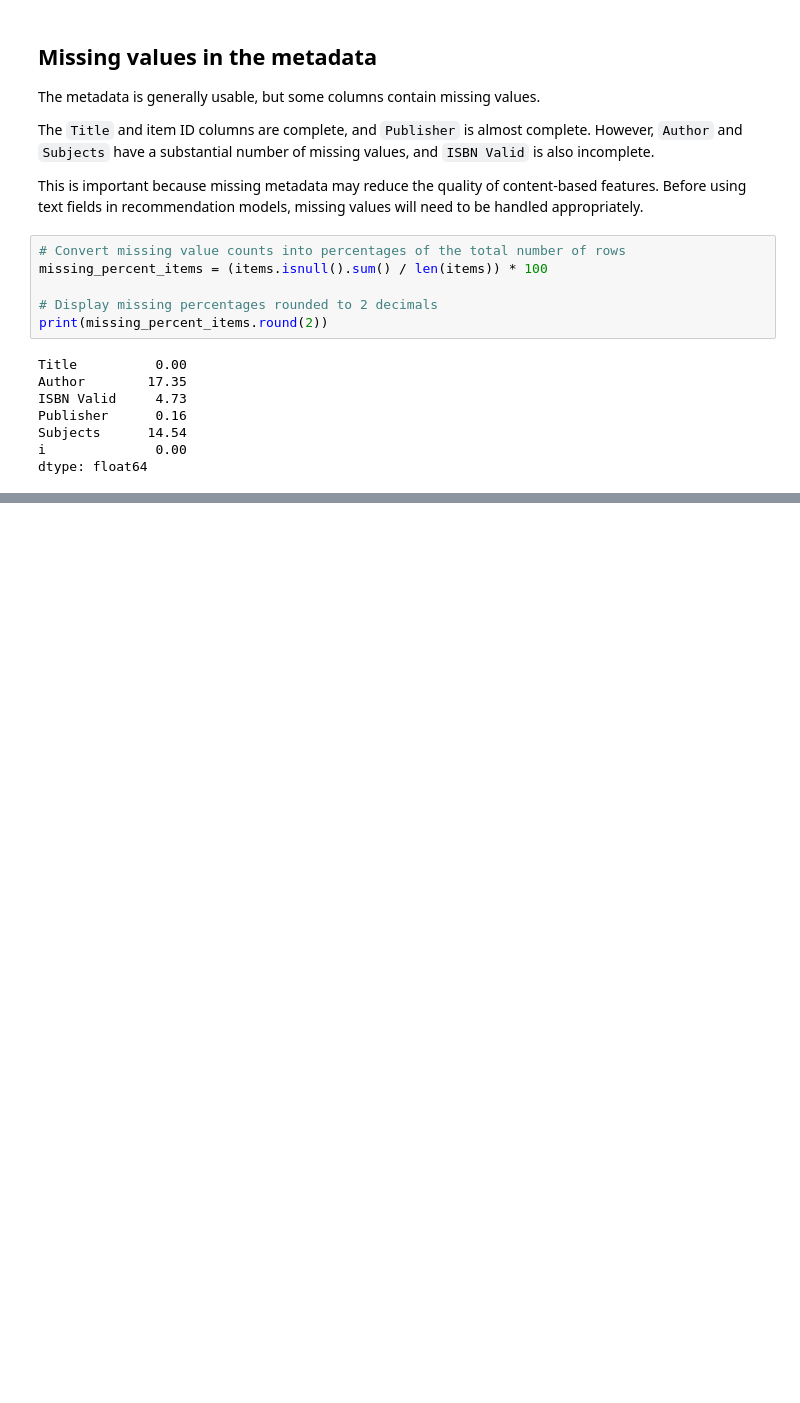
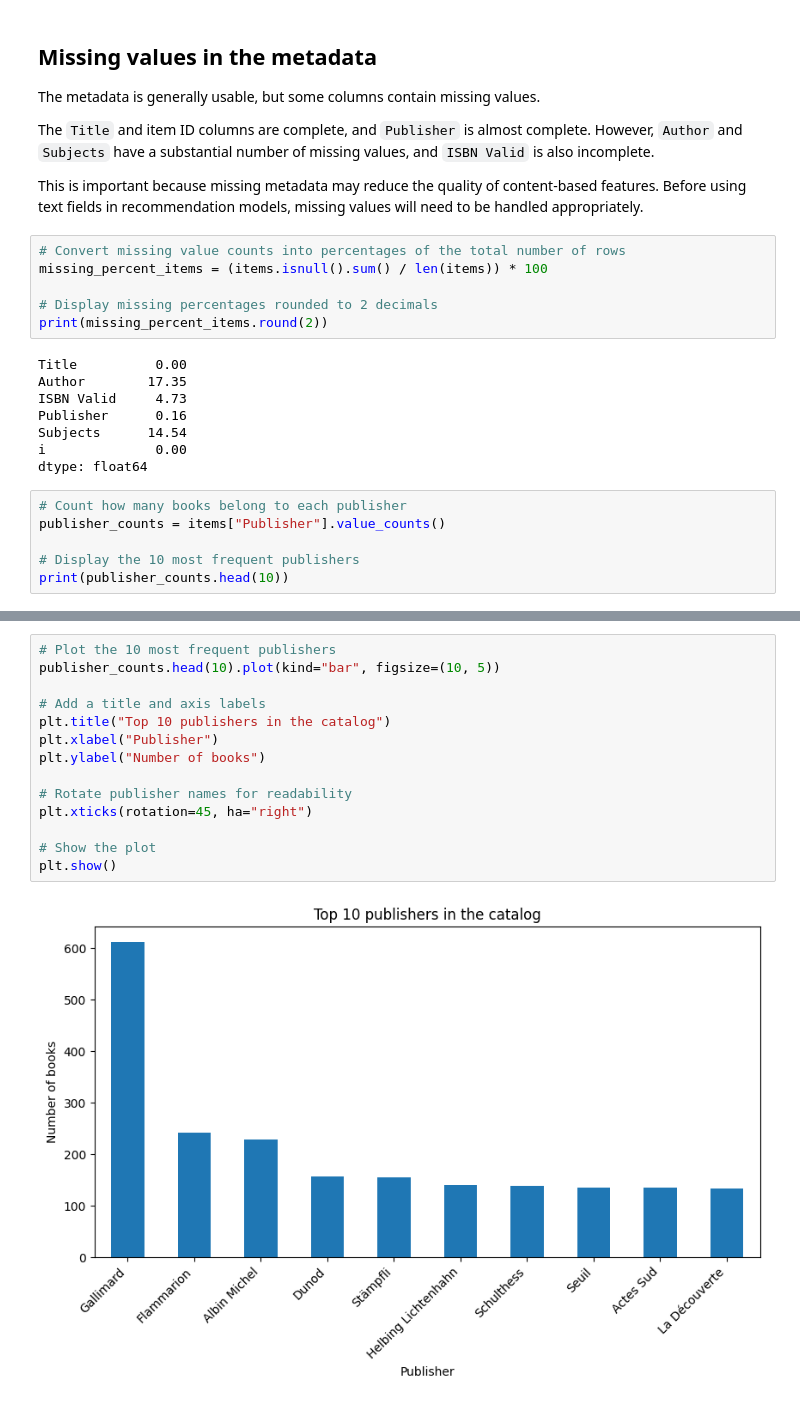
Before and after one commit to Trickwillfrit/EPFL_Rolex, a Jupyter notebook: notebooks/eda.ipynb, the cells around one changed output, grey strips where cells are left out. Drawn from its saved outputs; the diff is of its cells as text; blank space fills up the shorter version.

```diff
--- a/notebooks/eda.ipynb
+++ b/notebooks/eda.ipynb
@@ -428,3 +428,9 @@ Publisher      0.16
 Subjects      14.54
 i              0.00
 dtype: float64
+# %%
+# Count how many books belong to each publisher
+publisher_counts = items["Publisher"].value_counts()
+
+# Display the 10 most frequent publishers
+print(publisher_counts.head(10))
@@ -430,0 +456,16 @@ dtype: float64
+# %%
+# Plot the 10 most frequent publishers
+publisher_counts.head(10).plot(kind="bar", figsize=(10, 5))
+
+# Add a title and axis labels
+plt.title("Top 10 publishers in the catalog")
+plt.xlabel("Publisher")
+plt.ylabel("Number of books")
+
+# Rotate publisher names for readability
+plt.xticks(rotation=45, ha="right")
+
+# Show the plot
+plt.show()
+# %% [output]
+[figure, added]
```
Also changed, not shown: parts of 27 cells of this notebook.
